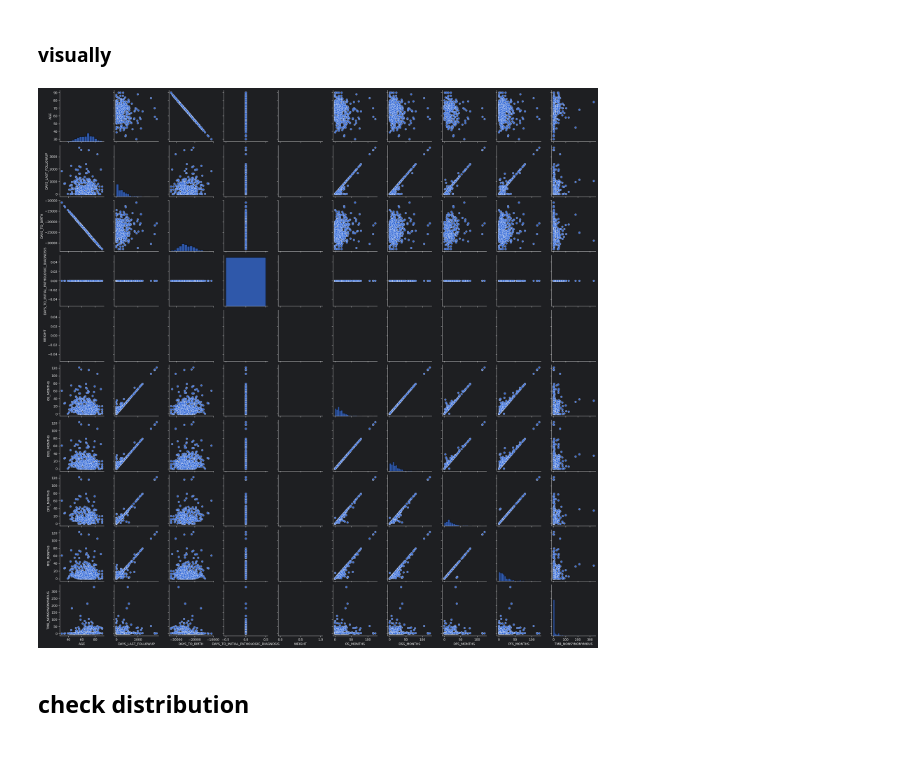
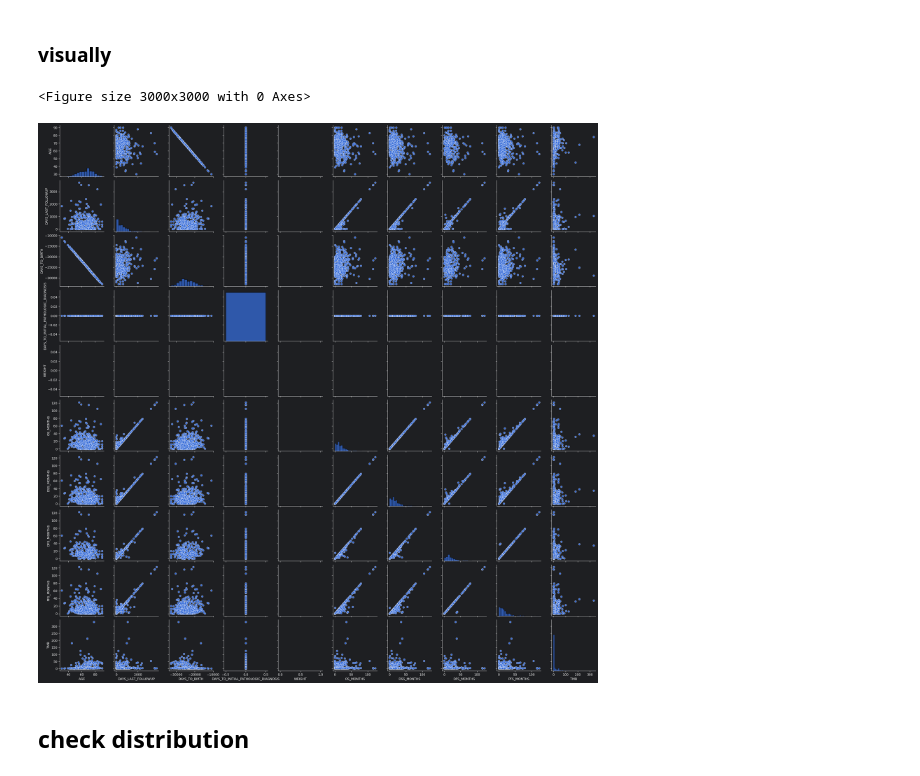
Before and after one commit to DEVOLOPER-1/XAI-in-efficacy-of-immunotherapy, a Jupyter notebook: members/mourad/EDA/2026-04-17_Clinical.ipynb, the cells around one changed output. Drawn from its saved outputs; the diff is of its cells as text; code cells hidden in the pictures.

```diff
--- a/members/mourad/EDA/2026-04-17_Clinical.ipynb
+++ b/members/mourad/EDA/2026-04-17_Clinical.ipynb
@@ -179,10 +179,13 @@ numeric_features_stats
 # %% [markdown]
 ### visually
 # %%
+plt.figure(figsize=(30, 30))
 sns.pairplot(df[numeric_features], diag_kind="hist")
-plt.show()
+plt.savefig("../../../assets/EDA-charts/stad-clinical-numeric-pairplot.png", dpi=300, bbox_inches="tight")
+# plt.show()
 # %% [output]
+<Figure size 3000x3000 with 0 Axes>
-[figure, old version]
+[figure, new version]
 # %% [markdown]
 ## check distribution
 # %% [markdown]
```
Also changed, not shown: parts of 6 cells of this notebook.
